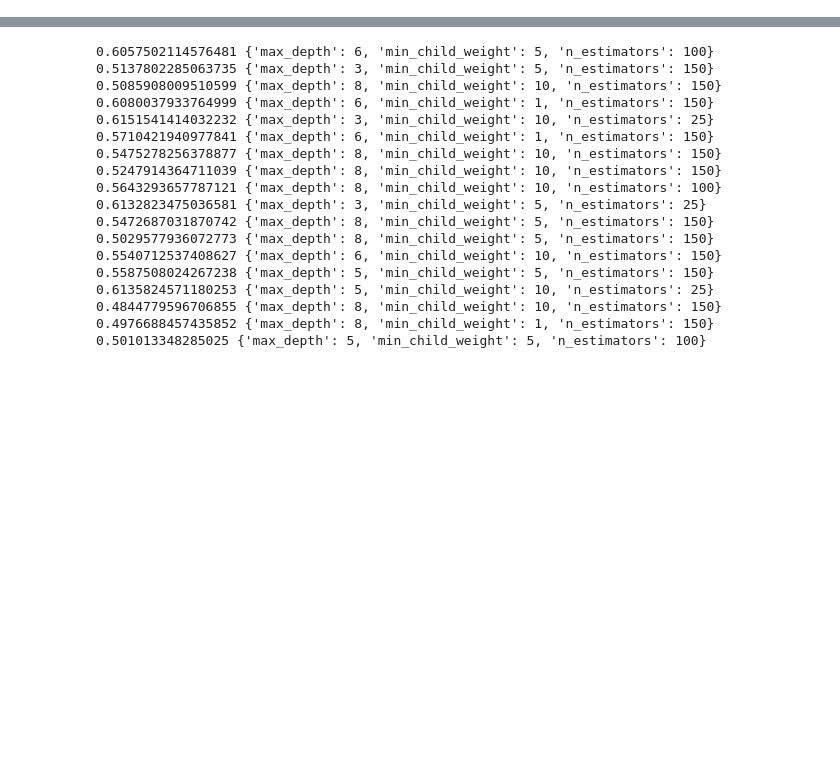
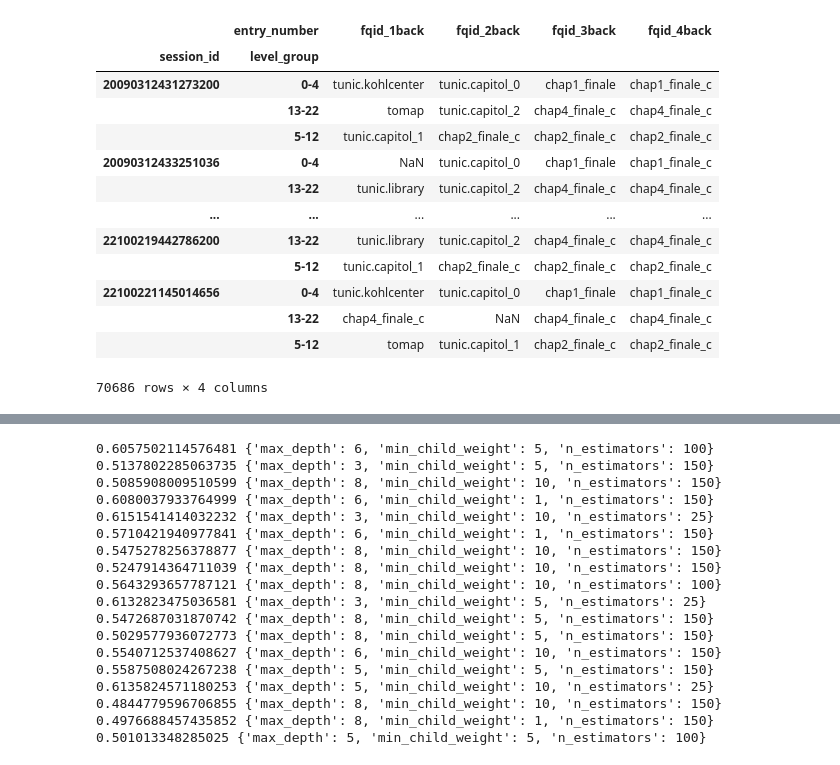
Before and after one commit to yaobviously/kaggle_predict_students, a Jupyter notebook: training_model.ipynb, the cells around one changed output, grey strips where cells are left out. Drawn from its saved outputs; the diff is of its cells as text; code cells hidden in the pictures; blank space fills up the shorter version.

```diff
--- a/training_model.ipynb
+++ b/training_model.ipynb
@@ -62,22 +71,37 @@ df = (
     .reset_index(drop=True)
 )
 # %%
-# i like this feature and the code to produce it, but it may not be useful
-# out for now
-# def get_last_4(x):
-#     return x.iloc[-4:]
+#i like this feature and the code to produce it, but it may not be useful
+#out for now
+def get_last_4(x):
+    return x.iloc[-4:]
 
 
-# # get last 4 fqid
-# fqid_df = df.groupby(['session_id', 'level_group'])['fqid'].apply(get_last_4).reset_index()
-# fqid_df['entry_number'] = fqid_df.groupby(['session_id', 'level_group']).cumcount() + 1
+# get last 4 fqid
+fqid_df = df.groupby(['session_id', 'level_group'])['fqid'].apply(get_last_4).reset_index()
+fqid_df['entry_number'] = fqid_df.groupby(['session_id', 'level_group']).cumcount() + 1
 
-# final_fqid = (
-#     fqid_df
-#     .pivot(index=['session_id', 'level_group'],
-#            columns='entry_number',
-#            values='fqid')
-#     .rename(columns={1:'fqid_1back', 2:'fqid_2back', 3:'fqid_3back', 4:'fqid_4back'})
-# )
+final_fqid = (
+    fqid_df
+    .pivot(index=['session_id', 'level_group'],
+           columns='entry_number',
+           values='fqid')
+    .rename(columns={1:'fqid_1back', 2:'fqid_2back', 3:'fqid_3back', 4:'fqid_4back'})
+)
 
-# final_fqid
+final_fqid
+# %% [output]
+|  | entry_number | fqid_1back | fqid_2back | fqid_3back | fqid_4back |
+| session_id | level_group |  |  |  |  |
+| 20090312431273200 | 0-4 | tunic.kohlcenter | tunic.capitol_0 | chap1_finale | chap1_finale_c |
+|  | 13-22 | tomap | tunic.capitol_2 | chap4_finale_c | chap4_finale_c |
+|  | 5-12 | tunic.capitol_1 | chap2_finale_c | chap2_finale_c | chap2_finale_c |
+| 20090312433251036 | 0-4 | NaN | tunic.capitol_0 | chap1_finale | chap1_finale_c |
+|  | 13-22 | tunic.library | tunic.capitol_2 | chap4_finale_c | chap4_finale_c |
+| ... | ... | ... | ... | ... | ... |
+| 22100219442786200 | 13-22 | tunic.library | tunic.capitol_2 | chap4_finale_c | chap4_finale_c |
+|  | 5-12 | tunic.capitol_1 | chap2_finale_c | chap2_finale_c | chap2_finale_c |
+| 22100221145014656 | 0-4 | tunic.kohlcenter | tunic.capitol_0 | chap1_finale | chap1_finale_c |
+|  | 13-22 | chap4_finale_c | NaN | chap4_finale_c | chap4_finale_c |
+|  | 5-12 | tomap | tunic.capitol_1 | chap2_finale_c | chap2_finale_c |
+70686 rows × 4 columns
```
Also changed, not shown: parts of 13 cells of this notebook.
